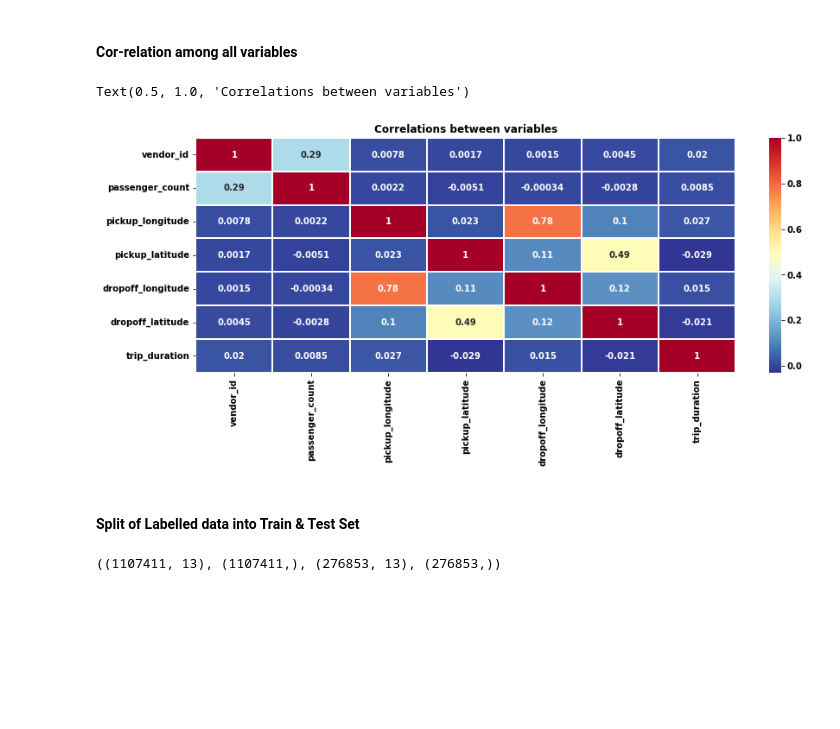
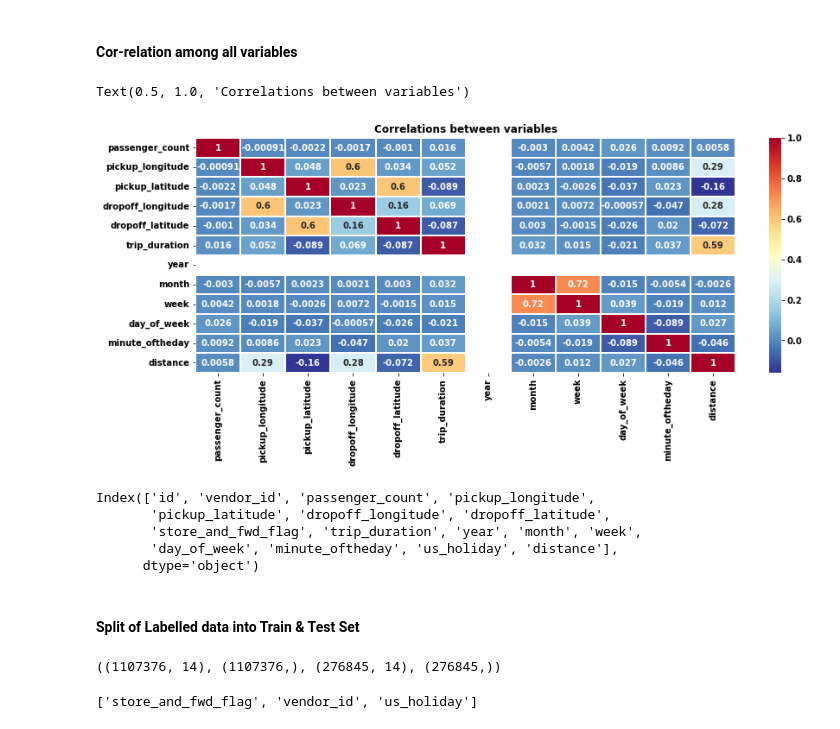
Before and after one commit to Soumyadipta-Maiti/New-York-City-Taxi-Trip-Duration, a Jupyter notebook: NewYork_City_Taxi_Trip_Duration.ipynb, the cells around one changed output. Saved outputs shown, nothing was run; the diff lists cells and outputs as text; code cells hidden in the pictures; blank space fills up the shorter version.

Commit message:
New York City Taxi Duration - 1

```diff
--- a/NewYork_City_Taxi_Trip_Duration.ipynb
+++ b/NewYork_City_Taxi_Trip_Duration.ipynb
@@ -381,6 +393,7 @@ for date in holidays.UnitedStates(years=[2016]).items():  ## ?? need to change f
 df['us_holiday'] = [
     1 if val in holidays_us else 0 for val in df['date']]
 
+df['us_holiday'] = df['us_holiday'].astype('O')
 df.drop(['date'], axis=1, inplace=True)
 
 
@@ -389,6 +402,7 @@ df.drop(['date'], axis=1, inplace=True)
 df_test['us_holiday'] = [
     1 if val in holidays_us else 0 for val in df_test['date']]
 
+df_test['us_holiday'] = df_test['us_holiday'].astype('O')
 df_test.drop(['date'], axis=1, inplace=True)
 
 cat_var.append('us_holiday')
@@ -417,0 +437,3 @@ df_test['distance']=Distance(df_test['pickup_latitude'].values,
+# %%
+#Remove distance outliers
+df = df[(df.distance < 200)]
@@ -417,0 +442,5 @@ df_test['distance']=Distance(df_test['pickup_latitude'].values,
+# %%
+df['speed'] = df.distance / df.trip_duration
+
+#Plot speed feature to visualize outliers
+df.boxplot(column='speed', return_type='axes');
@@ -418,34 +449,50 @@ df_test['distance']=Distance(df_test['pickup_latitude'].values,
+# %%
+#Remove speed outliers & then this feature
+df = df[(df.speed < 30)]
+df.drop(['speed'], axis=1, inplace=True)
 # %% [markdown]
 #### Cor-relation among all variables
 # %%
 import seaborn as sns
 
 # features = num_var+dis_var+cat_var+['trip_duration']
 # # we calculate the correlations using pandas corr & round the values to 2 decimals
 # correlation_matrix = df[features].corr().round(2)
 
 # figure = plt.figure(figsize=(8, 8))
 # sns.heatmap(data=correlation_matrix, annot=True)
 fig, ax = plt.subplots(figsize=(14,5))
-sns.heatmap(data=df_original.corr(), annot=True, cmap = plt.cm.RdYlBu_r, linewidths=.1, ax=ax).set_title('Correlations between variables')
+sns.heatmap(data=df.corr(), annot=True, cmap = plt.cm.RdYlBu_r, linewidths=.1, ax=ax).set_title('Correlations between variables')
 # %% [output]
 Text(0.5, 1.0, 'Correlations between variables')
-[figure, old version]
+[figure, new version]
+# %%
+df.columns
+# %% [output]
+Index(['id', 'vendor_id', 'passenger_count', 'pickup_longitude',
+       'pickup_latitude', 'dropoff_longitude', 'dropoff_latitude',
+       'store_and_fwd_flag', 'trip_duration', 'year', 'month', 'week',
+       'day_of_week', 'minute_oftheday', 'us_holiday', 'distance'],
+      dtype='object')
 # %% [markdown]
 #### Split of Labelled data into Train & Test Set
 # %%
 from sklearn.model_selection import train_test_split
 
-y = df["trip_duration"]
-df.drop(["trip_duration"], axis=1, inplace=True)
-df.drop(['id'], axis=1, inplace=True)
 X = df
+y = X["trip_duration"]
+X.drop(["trip_duration"], axis=1, inplace=True)
+X.drop(['id'], axis=1, inplace=True)
 
 X_train, X_test, y_train, y_test = train_test_split(X, y, test_size=0.2, random_state=42)
 
 X_train.shape, y_train.shape, X_test.shape, y_test.shape
 # %% [output]
-((1107411, 13), (1107411,), (276853, 13), (276853,))
+((1107376, 14), (1107376,), (276845, 14), (276845,))
+# %%
+cat_var
+# %% [output]
+['store_and_fwd_flag', 'vendor_id', 'us_holiday']
 # %%
 # for the model
 # from sklearn.linear_model import Lasso
```
Also changed, not shown: parts of 20 cells of this notebook.
